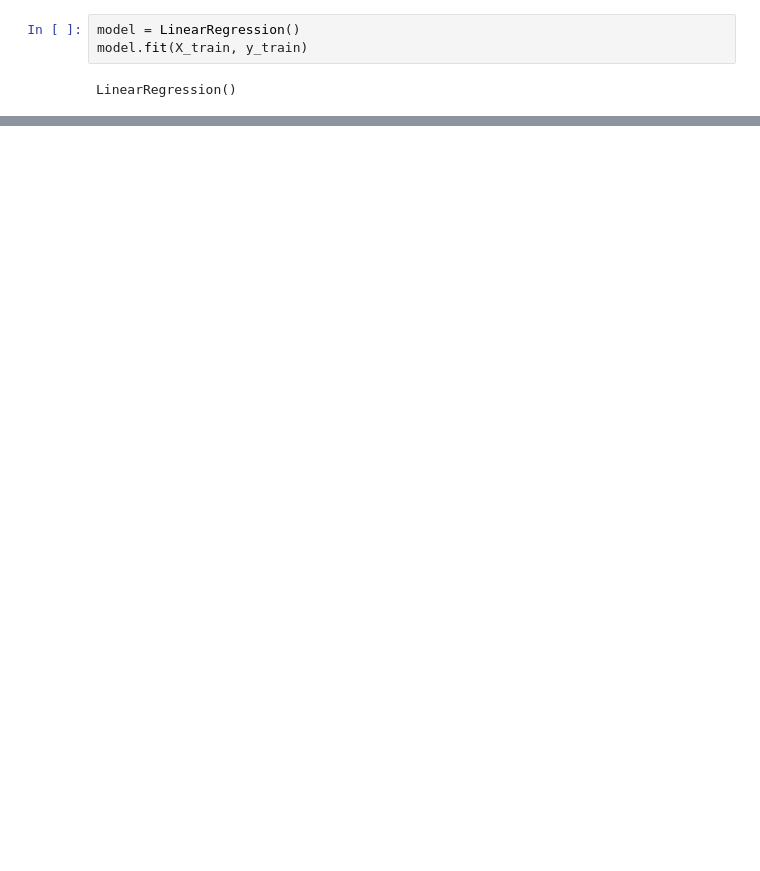
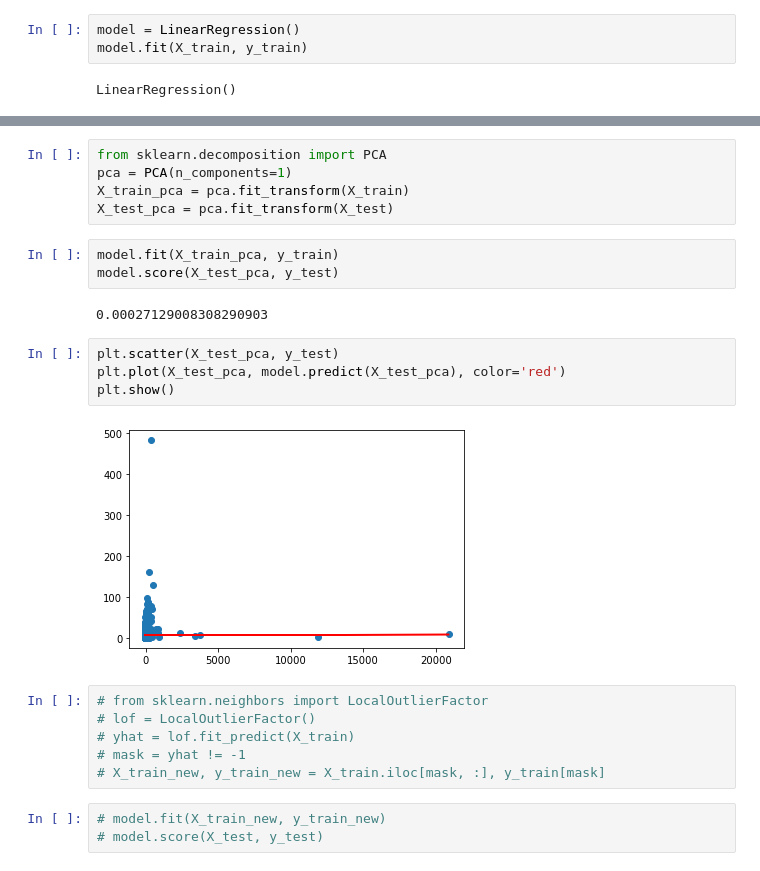
Before and after one commit to HieuTranV/DataVisualization, a Jupyter notebook: LabCK/Preprocessing.ipynb, the cells around one changed output, grey strips where cells are left out. Cells and saved outputs as stored; diff of their text form; blank space fills up the shorter version.

```diff
--- a/LabCK/Preprocessing.ipynb
+++ b/LabCK/Preprocessing.ipynb
@@ -665,0 +726,25 @@ model.score(X_test, y_test)
+# %%
+from sklearn.decomposition import PCA
+pca = PCA(n_components=1)
+X_train_pca = pca.fit_transform(X_train)
+X_test_pca = pca.fit_transform(X_test)
+# %%
+model.fit(X_train_pca, y_train)
+model.score(X_test_pca, y_test)
+# %% [output]
+0.00027129008308290903
+# %%
+plt.scatter(X_test_pca, y_test)
+plt.plot(X_test_pca, model.predict(X_test_pca), color='red')
+plt.show()
+# %% [output]
+[figure, added]
+# %%
+# from sklearn.neighbors import LocalOutlierFactor
+# lof = LocalOutlierFactor()
+# yhat = lof.fit_predict(X_train)
+# mask = yhat != -1
+# X_train_new, y_train_new = X_train.iloc[mask, :], y_train[mask]
+# %%
+# model.fit(X_train_new, y_train_new)
+# model.score(X_test, y_test)
```
Also changed, not shown: parts of 28 cells of this notebook.
